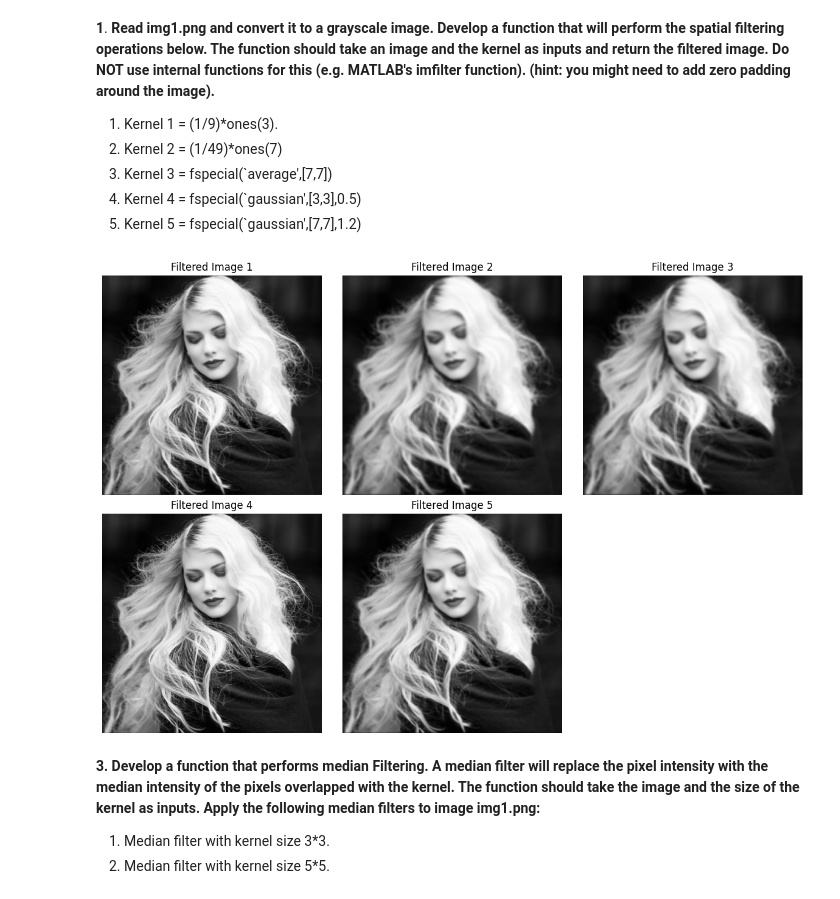
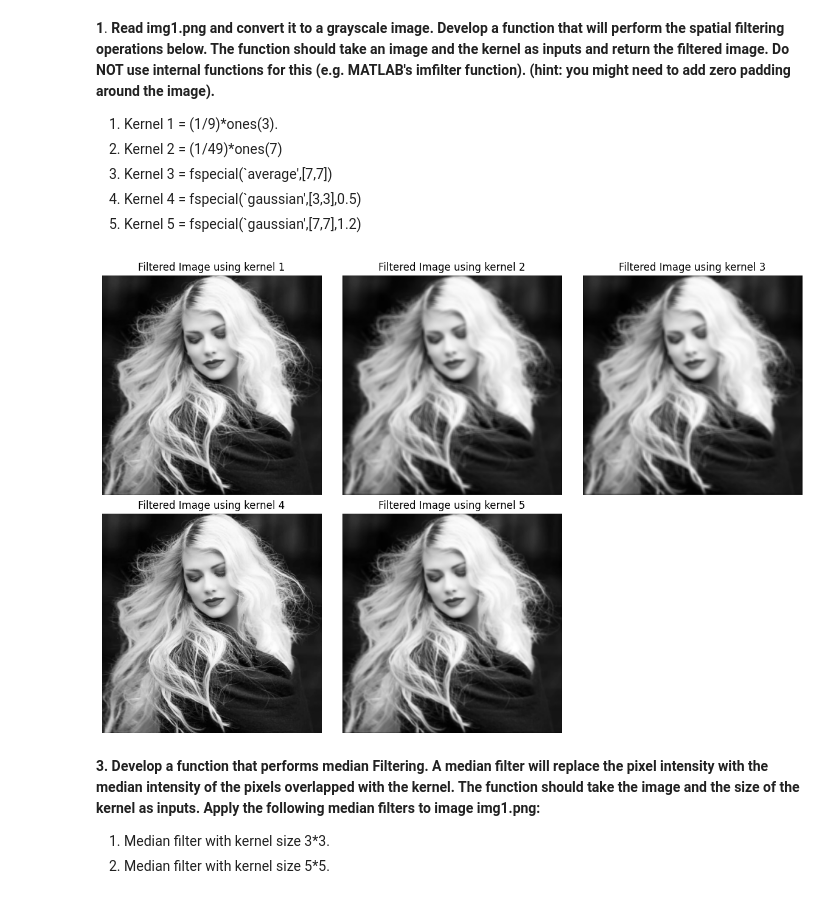
Before and after one commit to aayushrijal2017/Visionlab02, a Jupyter notebook: Spatial_Filtering.ipynb, the cells around one changed output. Drawn from its saved outputs; the diff is of its cells as text; code cells hidden in the pictures.

```diff
--- a/Spatial_Filtering.ipynb
+++ b/Spatial_Filtering.ipynb
@@ -8,19 +8,12 @@
 3.   Kernel 3 = fspecial(`average',[7,7])
 4.   Kernel 4 = fspecial(`gaussian',[3,3],0.5)
 5.   Kernel 5 = fspecial(`gaussian',[7,7],1.2)
-# %%
-import cv2
-import numpy as np
-import matplotlib.pyplot as plt
-from scipy.ndimage import median_filter
-
-
-# Read the image
-image = cv2.imread('img1.png')
-
-# Convert the image to grayscale
-gray_image = cv2.cvtColor(image, cv2.COLOR_BGR2GRAY)
 # %%
+import cv2
+import numpy as np
+import matplotlib.pyplot as plt
+from scipy.ndimage import median_filter
+
 def convert_to_grayscale(image):
     # Convert the image to grayscale
     grayscale_image = cv2.cvtColor(image, cv2.COLOR_BGR2GRAY)
@@ -76,39 +69,40 @@ filtered_image2 = apply_filter(grayscale_image, kernel2)
 filtered_image3 = apply_filter(grayscale_image, kernel3)
 filtered_image4 = apply_filter(grayscale_image, kernel4)
 filtered_image5 = apply_filter(grayscale_image, kernel5)
 
 # Display the filtered images using Matplotlib
 plt.figure(figsize=(12, 8))
 
 plt.subplot(231)
 plt.imshow(filtered_image1, cmap='gray')
-plt.title('Filtered Image 1')
+plt.title('Filtered Image using kernel 1')
 plt.axis('off')
 
 plt.subplot(232)
 plt.imshow(filtered_image2, cmap='gray')
-plt.title('Filtered Image 2')
+plt.title('Filtered Image using kernel 2')
 plt.axis('off')
 
 plt.subplot(233)
 plt.imshow(filtered_image3, cmap='gray')
-plt.title('Filtered Image 3')
+plt.title('Filtered Image using kernel 3')
 plt.axis('off')
 
 plt.subplot(234)
 plt.imshow(filtered_image4, cmap='gray')
-plt.title('Filtered Image 4')
+plt.title('Filtered Image using kernel 4')
 plt.axis('off')
 
 plt.subplot(235)
 plt.imshow(filtered_image5, cmap='gray')
-plt.title('Filtered Image 5')
+plt.title('Filtered Image using kernel 5')
 plt.axis('off')
+
 
 plt.tight_layout()
 plt.show()
 # %% [output]
-[figure, old version]
+[figure, new version]
 # %% [markdown]
 **3. Develop a function that performs median Filtering. A median filter will replace the pixel intensity with the median intensity of the pixels overlapped with the kernel. The function should take the image and the size of the kernel as inputs. Apply the following median filters to image img1.png:**
 
```
Also changed, not shown: parts of 1 cell of this notebook.
